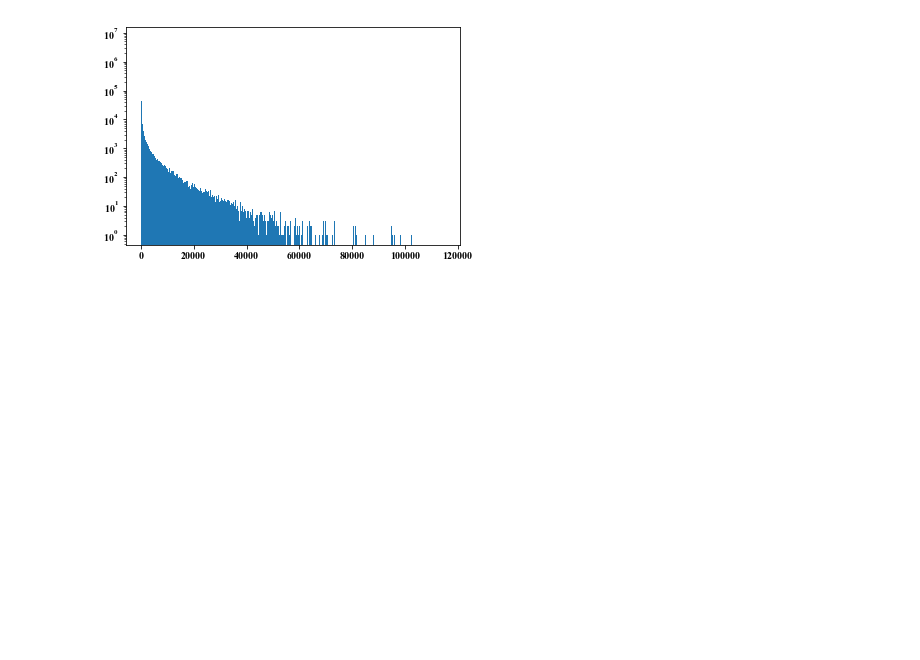
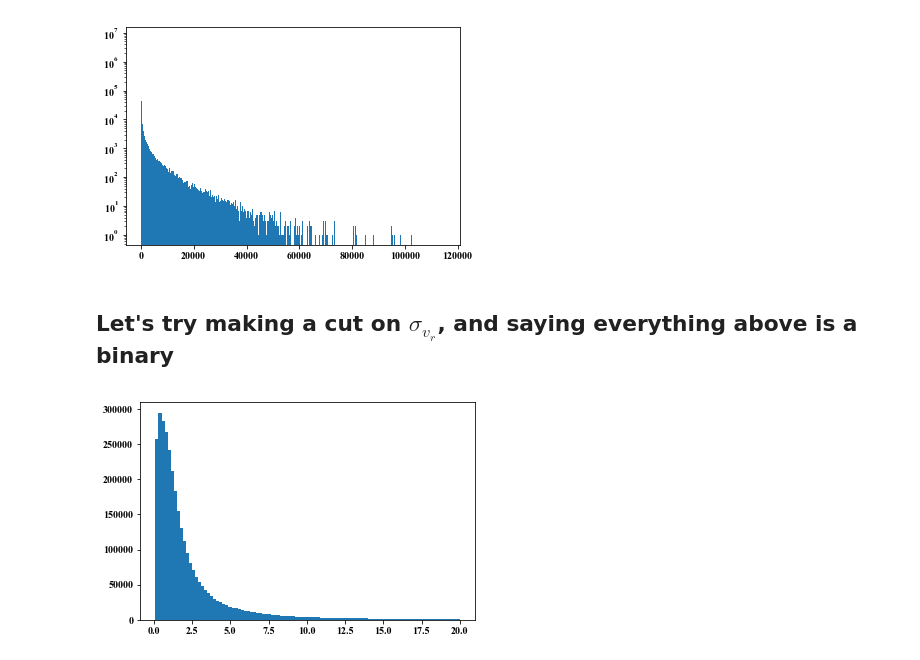
Before and after one commit to tzdwi/GaiaSprintBinary, a Jupyter notebook: gaia_kinematics.ipynb, the cells around one changed output. Cells and saved outputs as stored; diff of their text form; code cells hidden in the pictures; blank space fills up the shorter version.

Commit message:
final day commit. Goofy plots and stuff from wednesday

```diff
--- a/gaia_kinematics.ipynb
+++ b/gaia_kinematics.ipynb
@@ -142,3 +135,9 @@ plt.ylim(0,15)
 plt.hist(merge_df['astrometric_excess_noise_sig'],bins=1000,log=True);
 # %% [output]
 [figure]
+# %% [markdown]
+## Let's try making a cut on $\sigma_{v_r}$, and saying everything above is a binary
+# %%
+plt.hist(merge_df['e_vrad'][nearby],bins=100); #5 is a good cut?
+# %% [output]
+[figure, added]
```
Also changed, not shown: parts of 8 cells of this notebook, 1 other file.
